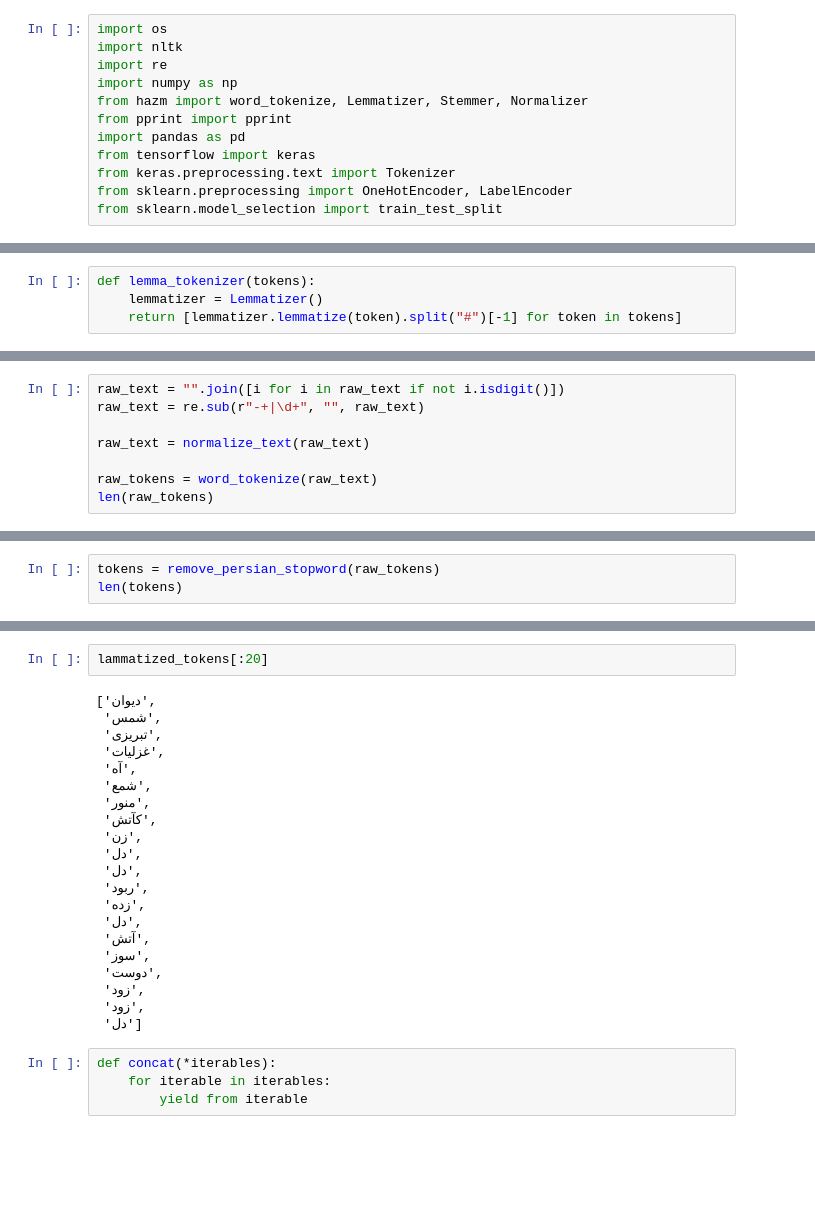
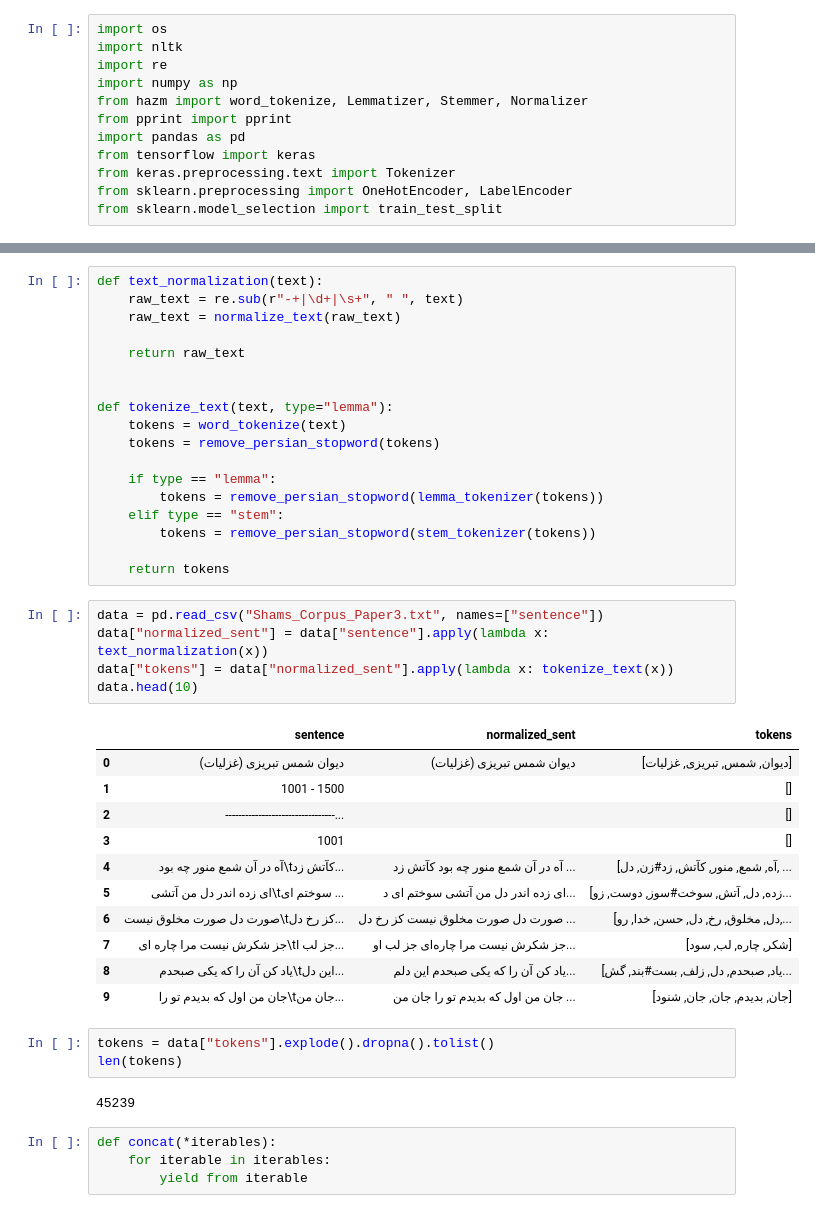
Before and after one commit to MojTabaa4/word2vec_project, a Jupyter notebook: word2vec.ipynb, the cells around one changed output, grey strips where cells are left out. Cells and saved outputs as stored; diff of their text form; blank space fills up the shorter version.

```diff
--- a/word2vec.ipynb
+++ b/word2vec.ipynb
@@ -41,4 +16,0 @@ def normalize_text(text):
-# %%
-def lemma_tokenizer(tokens):
-    lemmatizer = Lemmatizer()
-    return [lemmatizer.lemmatize(token).split("#")[-1] for token in tokens]
@@ -48,9 +47 @@ def stem_tokenizer(tokens):
     return [stemmer.stem(token) for token in tokens]
-# %%
-raw_text = "".join([i for i in raw_text if not i.isdigit()])
-raw_text = re.sub(r"-+|\d+", "", raw_text)
-
-raw_text = normalize_text(raw_text)
-
-raw_tokens = word_tokenize(raw_text)
-len(raw_tokens)
@@ -63,3 +47,0 @@ list
-# %%
-tokens = remove_persian_stopword(raw_tokens)
-len(tokens)
@@ -104,26 +48,43 @@ print(len(stemmed_tokens))
-# %%
-lammatized_tokens[:20]
-# %% [output]
-['دیوان',
- 'شمس',
- 'تبریزی',
- 'غزلیات',
- 'آه',
- 'شمع',
- 'منور',
- 'کآتش',
- 'زن',
- 'دل',
- 'دل',
- 'ربود',
- 'زده',
- 'دل',
- 'آتش',
- 'سوز',
- 'دوست',
- 'زود',
- 'زود',
- 'دل']
+# %%
+def text_normalization(text):
+    raw_text = re.sub(r"-+|\d+|\s+", " ", text)
+    raw_text = normalize_text(raw_text)
+
+    return raw_text
+
+
+def tokenize_text(text, type="lemma"):
+    tokens = word_tokenize(text)
+    tokens = remove_persian_stopword(tokens)
+
+    if type == "lemma":
+        tokens = remove_persian_stopword(lemma_tokenizer(tokens))
+    elif type == "stem":
+        tokens = remove_persian_stopword(stem_tokenizer(tokens))
+
+    return tokens
+# %%
+data = pd.read_csv("Shams_Corpus_Paper3.txt", names=["sentence"])
+data["normalized_sent"] = data["sentence"].apply(lambda x: text_normalization(x))
+data["tokens"] = data["normalized_sent"].apply(lambda x: tokenize_text(x))
+data.head(10)
+# %% [output]
+|  | sentence | normalized_sent | tokens |
+| 0 | دیوان شمس تبریزی (غزلیات) | دیوان شمس تبریزی (غزلیات) | [دیوان, شمس, تبریزی, غزلیات] |
+| 1 | 1001 - 1500 |  | [] |
+| 2 | ---------------------------------... |  | [] |
+| 3 | 1001 |  | [] |
+| 4 | آه در آن شمع منور چه بود\tکآتش زد... | آه در آن شمع منور چه بود کآتش زد ... | [آه, شمع, منور, کآتش, زد#زن, دل, ... |
+| 5 | ای زده اندر دل من آتشی\tسوختم ای ... | ای زده اندر دل من آتشی سوختم ای د... | [زده, دل, آتش, سوخت#سوز, دوست, زو... |
+| 6 | صورت دل صورت مخلوق نیست\tکز رخ دل... | صورت دل صورت مخلوق نیست کز رخ دل ... | [دل, مخلوق, رخ, دل, حسن, خدا, رو,... |
+| 7 | جز شکرش نیست مرا چاره ای\tجز لب ا... | جز شکرش نیست مرا چاره‌ای جز لب او... | [شکر, چاره, لب, سود] |
+| 8 | یاد کن آن را که یکی صبحدم\tاین دل... | یاد کن آن را که یکی صبحدم این دلم... | [یاد, صبحدم, دل, زلف, بست#بند, گش... |
+| 9 | جان من اول که بدیدم تو را\tجان من... | جان من اول که بدیدم تو را جان من ... | [جان, بدیدم, جان, جان, شنود] |
+# %%
+tokens = data["tokens"].explode().dropna().tolist()
+len(tokens)
+# %% [output]
+45239
 # %%
 def concat(*iterables):
     for iterable in iterables:
```
Also changed, not shown: parts of 37 cells of this notebook, 1 other file.
